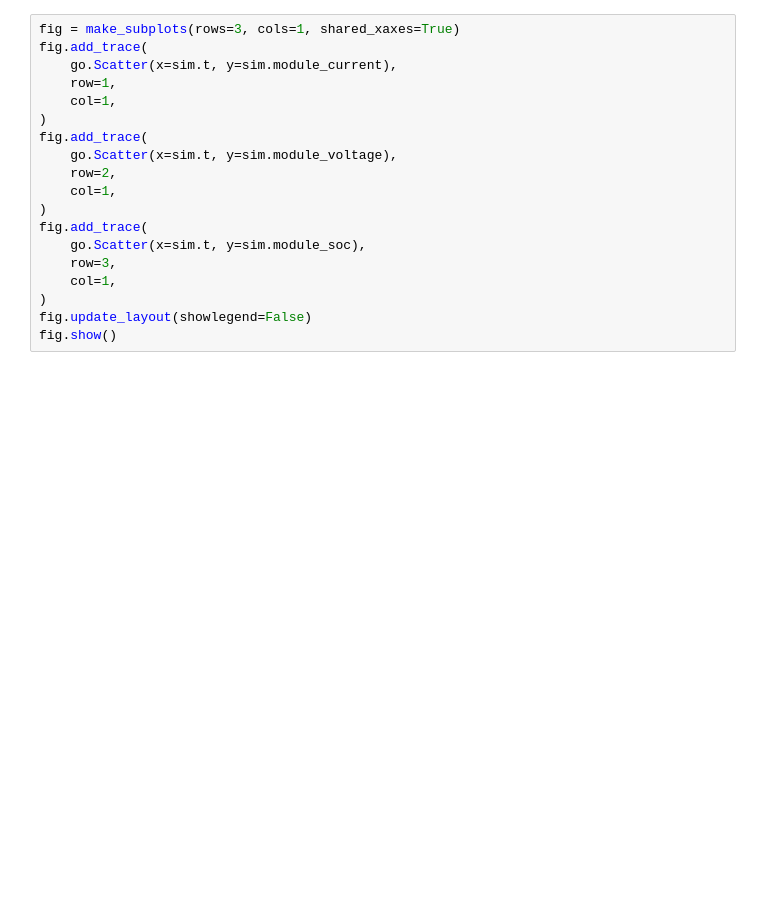
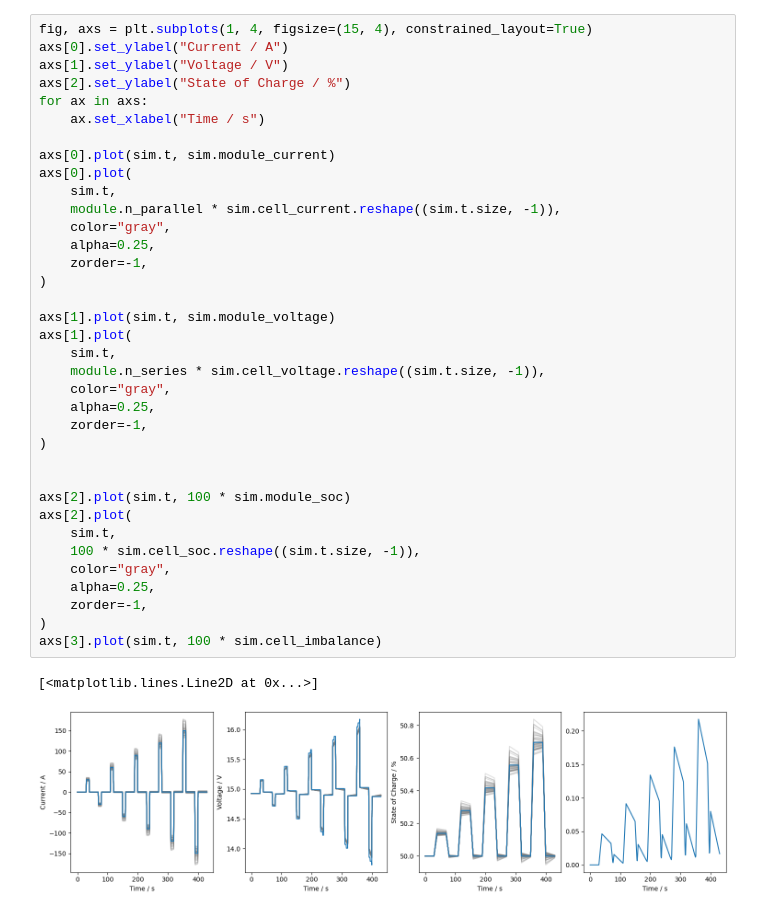
Before and after one commit to DigiBatt/Milestone-8, a Jupyter notebook: sim_dcir.ipynb, the cells around one changed output. Saved outputs shown, nothing was run; the diff lists cells and outputs as text; blank space fills up the shorter version.

```diff
--- a/sim_dcir.ipynb
+++ b/sim_dcir.ipynb
@@ -110,19 +171,39 @@ fig.show()
 # %%
-fig = make_subplots(rows=3, cols=1, shared_xaxes=True)
-fig.add_trace(
-    go.Scatter(x=sim.t, y=sim.module_current),
-    row=1,
-    col=1,
+fig, axs = plt.subplots(1, 4, figsize=(15, 4), constrained_layout=True)
+axs[0].set_ylabel("Current / A")
+axs[1].set_ylabel("Voltage / V")
+axs[2].set_ylabel("State of Charge / %")
+for ax in axs:
+    ax.set_xlabel("Time / s")
+
+axs[0].plot(sim.t, sim.module_current)
+axs[0].plot(
+    sim.t,
+    module.n_parallel * sim.cell_current.reshape((sim.t.size, -1)),
+    color="gray",
+    alpha=0.25,
+    zorder=-1,
 )
-fig.add_trace(
-    go.Scatter(x=sim.t, y=sim.module_voltage),
-    row=2,
-    col=1,
+
+axs[1].plot(sim.t, sim.module_voltage)
+axs[1].plot(
+    sim.t,
+    module.n_series * sim.cell_voltage.reshape((sim.t.size, -1)),
+    color="gray",
+    alpha=0.25,
+    zorder=-1,
 )
-fig.add_trace(
-    go.Scatter(x=sim.t, y=sim.module_soc),
-    row=3,
-    col=1,
+
+
+axs[2].plot(sim.t, 100 * sim.module_soc)
+axs[2].plot(
+    sim.t,
+    100 * sim.cell_soc.reshape((sim.t.size, -1)),
+    color="gray",
+    alpha=0.25,
+    zorder=-1,
 )
-fig.update_layout(showlegend=False)
-fig.show()
+axs[3].plot(sim.t, 100 * sim.cell_imbalance)
+# %% [output]
+[<matplotlib.lines.Line2D at 0x...>]
+[figure, added]
```
Also changed, not shown: parts of 7 cells of this notebook, 21 other files.
